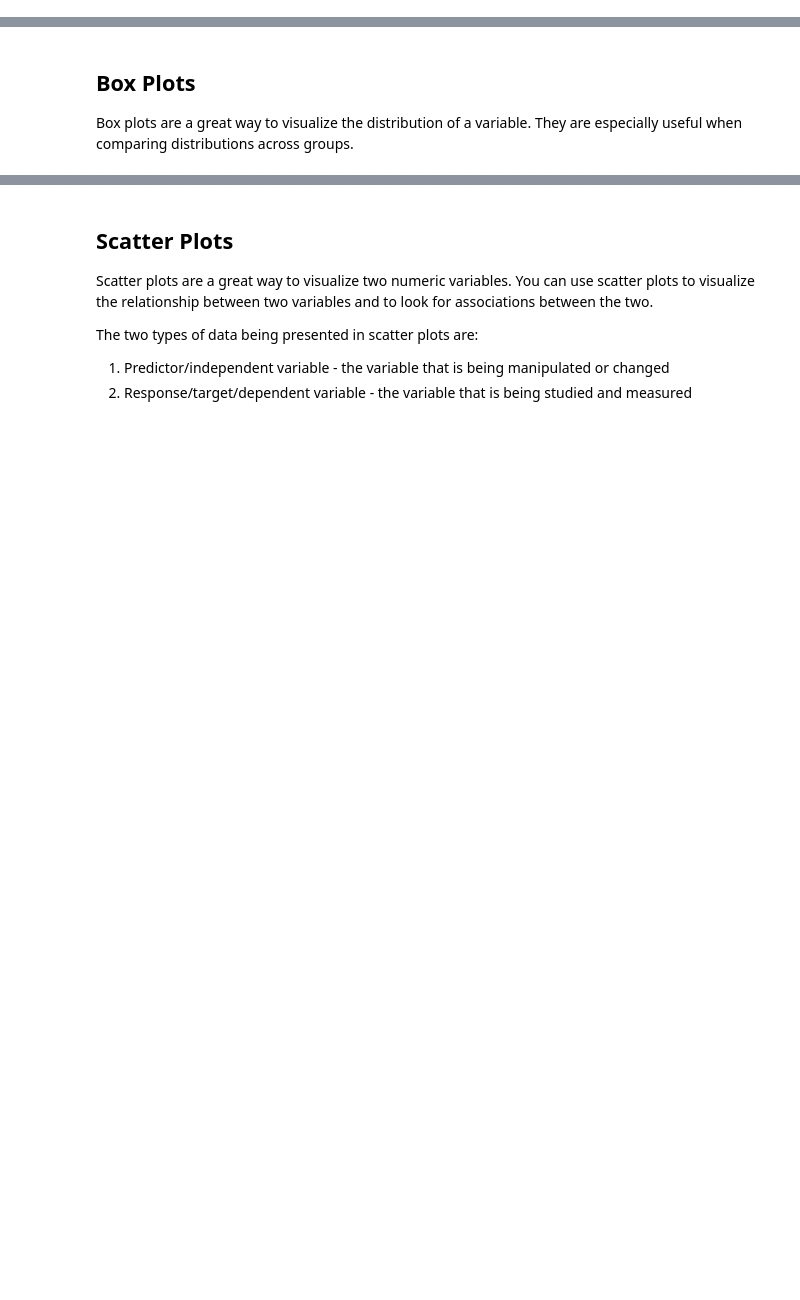
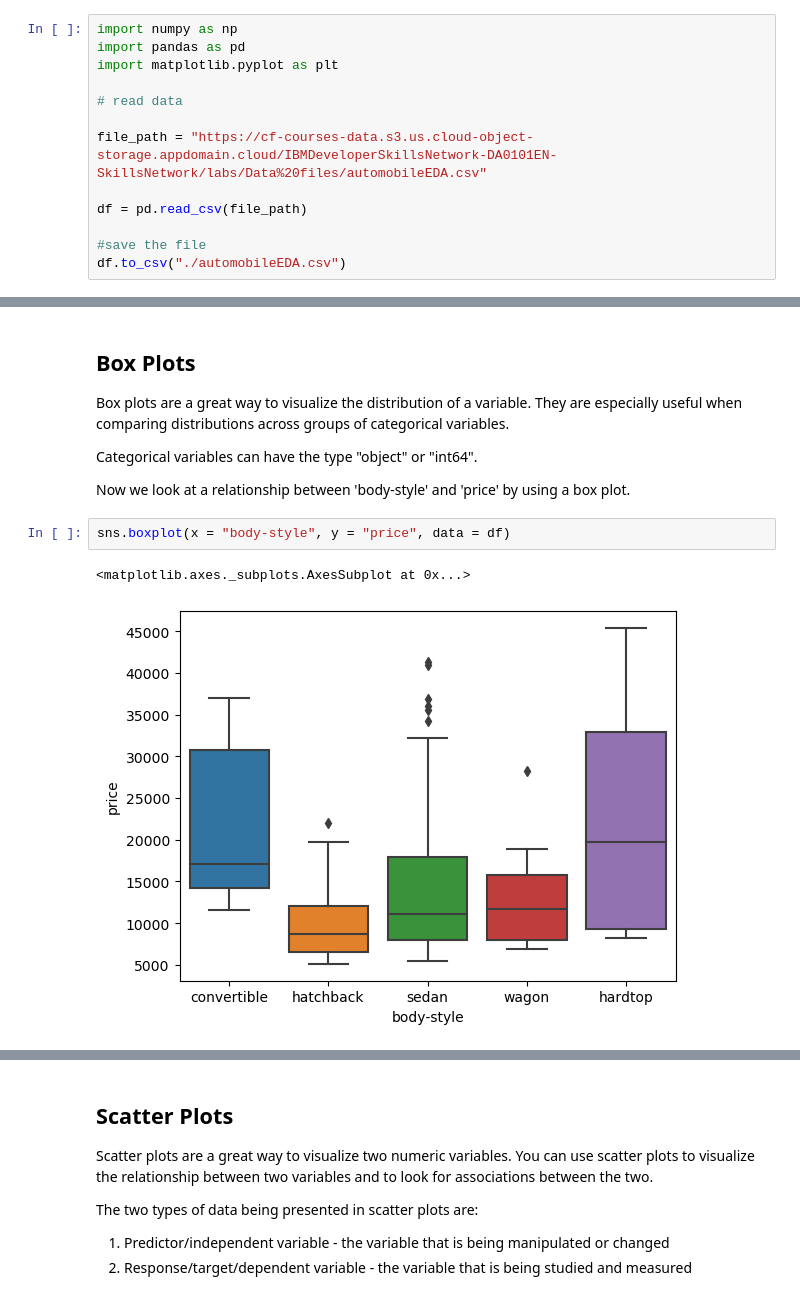
Before and after one commit to sakwensivie/Data_Science_Training, a Jupyter notebook: 02-Data_analysis_fundamentals/02-Exploratory_data_analysis/01-Descriptive-statistics.ipynb, the cells around one changed output, grey strips where cells are left out. Cells and saved outputs as stored; diff of their text form; blank space fills up the shorter version.

```diff
--- a/02-Data_analysis_fundamentals/02-Exploratory_data_analysis/01-Descriptive-statistics.ipynb
+++ b/02-Data_analysis_fundamentals/02-Exploratory_data_analysis/01-Descriptive-statistics.ipynb
@@ -19,0 +1,13 @@ df['column_name'].value_counts()
+# %%
+import numpy as np
+import pandas as pd
+import matplotlib.pyplot as plt
+
+# read data
+
+file_path = "https://cf-courses-data.s3.us.cloud-object-storage.appdomain.cloud/IBMDeveloperSkillsNetwork-DA0101EN-SkillsNetwork/labs/Data%20files/automobileEDA.csv"
+
+df = pd.read_csv(file_path)
+
+#save the file
+df.to_csv("./automobileEDA.csv")
@@ -20,4 +135,13 @@ df['column_name'].value_counts()
 # %% [markdown]
 ## Box Plots
 
-Box plots are a great way to visualize the distribution of a variable. They are especially useful when comparing distributions across groups.
+Box plots are a great way to visualize the distribution of a variable. They are especially useful when comparing distributions across groups of categorical variables.
+
+Categorical variables can have the type "object" or "int64".
+
+Now we look at a relationship between 'body-style' and 'price' by using a box plot.
+# %%
+sns.boxplot(x = "body-style", y = "price", data = df)
+# %% [output]
+<matplotlib.axes._subplots.AxesSubplot at 0x...>
+[figure, added]
```
Also changed, not shown: parts of 31 cells of this notebook, 3 other files.
